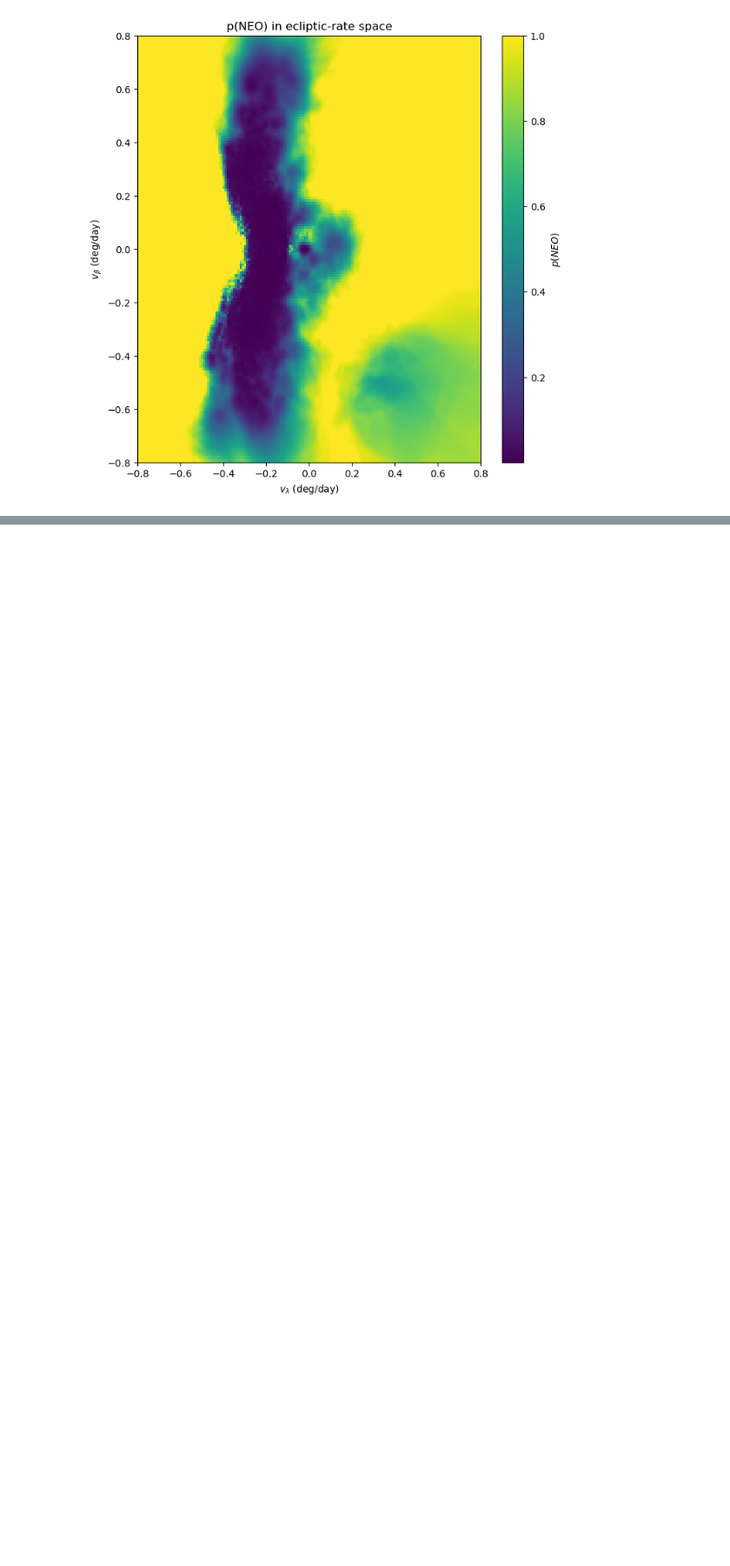
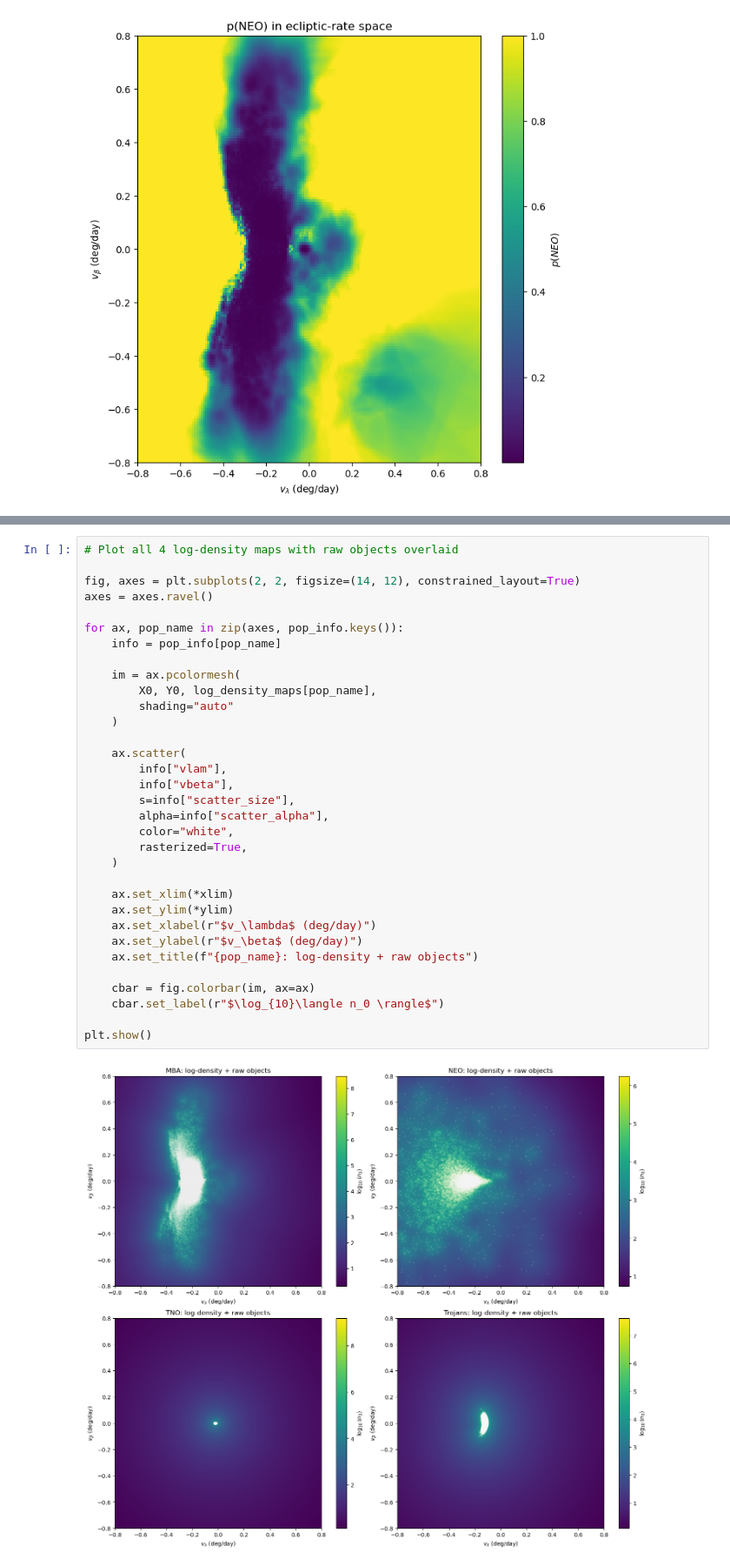
Before and after one commit to devanshi-s04/neomod, a Jupyter notebook: plotswpopulations.ipynb, the cells around one changed output, grey strips where cells are left out. Shown at 87% size. Cells and saved outputs as stored; diff of their text form; blank space fills up the shorter version.

```diff
--- a/plotswpopulations.ipynb
+++ b/plotswpopulations.ipynb
@@ -1445,0 +1555,35 @@ plt.show()
+# %%
+# Plot all 4 log-density maps with raw objects overlaid
+
+fig, axes = plt.subplots(2, 2, figsize=(14, 12), constrained_layout=True)
+axes = axes.ravel()
+
+for ax, pop_name in zip(axes, pop_info.keys()):
+    info = pop_info[pop_name]
+
+    im = ax.pcolormesh(
+        X0, Y0, log_density_maps[pop_name],
+        shading="auto"
+    )
+
+    ax.scatter(
+        info["vlam"],
+        info["vbeta"],
+        s=info["scatter_size"],
+        alpha=info["scatter_alpha"],
+        color="white",
+        rasterized=True,
+    )
+
+    ax.set_xlim(*xlim)
+    ax.set_ylim(*ylim)
+    ax.set_xlabel(r"$v_\lambda$ (deg/day)")
+    ax.set_ylabel(r"$v_\beta$ (deg/day)")
+    ax.set_title(f"{pop_name}: log-density + raw objects")
+
+    cbar = fig.colorbar(im, ax=ax)
+    cbar.set_label(r"$\log_{10}\langle n_0 \rangle$")
+
+plt.show()
+# %% [output]
+[figure, added]
```
Also changed, not shown: parts of 3 cells of this notebook.
